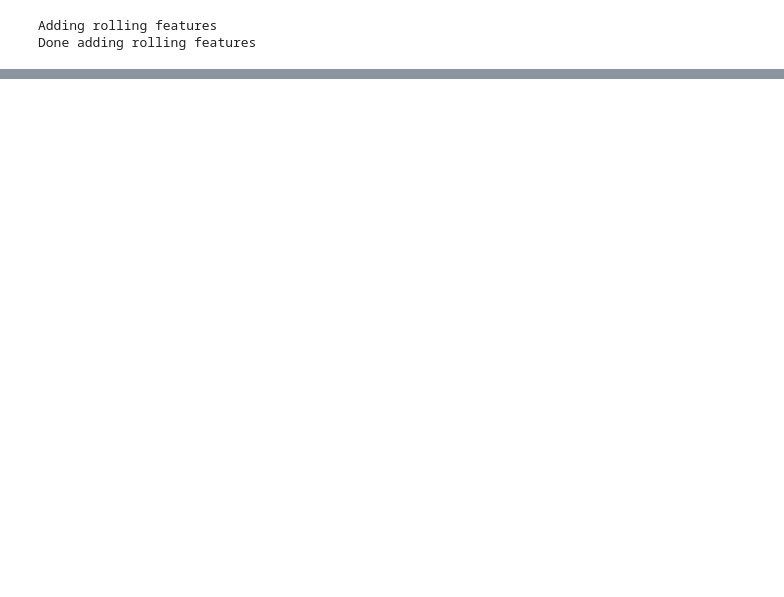
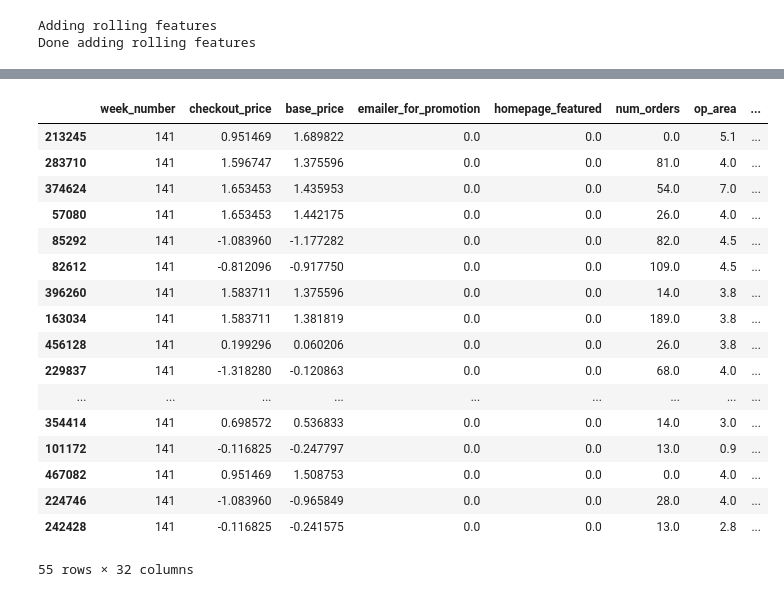
Before and after one commit to faheem-afk/Demand_Forecasting, a Jupyter notebook: FeatureEngineering&Modelling.ipynb, the cells around one changed output, grey strips where cells are left out. Drawn from its saved outputs; the diff is of its cells as text; code cells hidden in the pictures; blank space fills up the shorter version.

Commit message:
developed models for 12 week prediction

```diff
--- a/FeatureEngineering&Modelling.ipynb
+++ b/FeatureEngineering&Modelling.ipynb
@@ -388,5 +576,5 @@ NameError: name 'df' is not defined
 # %%
-def add_rolling_features(df):
+def add_rolling_features__(df):
     df = df.sort_values("week_number", ascending=True).copy()
 
     print("Adding rolling features")
@@ -394,17 +582,19 @@ def add_rolling_features(df):
 
     df['next_week_num_orders'] = df.groupby(g).num_orders.shift(-1)
 
-    df['num_orders_last_year'] = df.groupby(g).num_orders.shift(52)
+    df['num_orders_last_year'] = df.groupby(g).next_week_num_orders.shift(52)
 
     df['num_orders_last_week'] = df.groupby(g).num_orders.shift(1)
 
-    df['num_orders_rolling_4_week'] = df.groupby(g).num_orders.rolling(4).mean().reset_index(drop=True)
+    df['num_orders_rolling_4_week'] = df.groupby(g).num_orders.rolling(4).mean() \
+                                     .reset_index().sort_values('level_2').drop(columns=g).set_index('level_2').num_orders
 
-    df['num_orders_rolling_16_week'] = df.groupby(g).num_orders.rolling(16).mean().reset_index(drop=True)
+    df['num_orders_rolling_16_week'] = df.groupby(g).num_orders.rolling(16).mean() \
+                                     .reset_index().sort_values('level_2').drop(columns=g).set_index('level_2').num_orders
 
     df['num_orders_last_year_rolling_4_weeks'] = df.groupby(g).num_orders_rolling_4_week.shift(52)
 
-    df['num_orders_last_year_rolling_4_weeks'] = df.groupby(g).num_orders_rolling_16_week.shift(52)
+    df['num_orders_last_year_rolling_16_weeks'] = df.groupby(g).num_orders_rolling_16_week.shift(52)
 
     df_nulls = df[df.isnull().any(axis=1)].copy()
 
@@ -414,7 +604,7 @@ def add_rolling_features(df):
 
     return df, df_nulls
 # %%
-df, df_nulls = add_rolling_features(df)
+_, df_nulls = add_rolling_features__(df)
 # %% [output]
 Adding rolling features
 Done adding rolling features
@@ -476,0 +627,21 @@ with pd.option_context("display.max_rows", 10000000):
+# %%
+df_nulls[df_nulls.week_number == 141]
+# %% [output]
+|  | week_number | checkout_price | base_price | emailer_for_promotion | homepage_featured | num_orders | op_area | ... |
+| 213245 | 141 | 0.951469 | 1.689822 | 0.0 | 0.0 | 0.0 | 5.1 | ... |
+| 283710 | 141 | 1.596747 | 1.375596 | 0.0 | 0.0 | 81.0 | 4.0 | ... |
+| 374624 | 141 | 1.653453 | 1.435953 | 0.0 | 0.0 | 54.0 | 7.0 | ... |
+| 57080 | 141 | 1.653453 | 1.442175 | 0.0 | 0.0 | 26.0 | 4.0 | ... |
+| 85292 | 141 | -1.083960 | -1.177282 | 0.0 | 0.0 | 82.0 | 4.5 | ... |
+| 82612 | 141 | -0.812096 | -0.917750 | 0.0 | 0.0 | 109.0 | 4.5 | ... |
+| 396260 | 141 | 1.583711 | 1.375596 | 0.0 | 0.0 | 14.0 | 3.8 | ... |
+| 163034 | 141 | 1.583711 | 1.381819 | 0.0 | 0.0 | 189.0 | 3.8 | ... |
+| 456128 | 141 | 0.199296 | 0.060206 | 0.0 | 0.0 | 26.0 | 3.8 | ... |
+| 229837 | 141 | -1.318280 | -0.120863 | 0.0 | 0.0 | 68.0 | 4.0 | ... |
+| ... | ... | ... | ... | ... | ... | ... | ... | ... |
+| 354414 | 141 | 0.698572 | 0.536833 | 0.0 | 0.0 | 14.0 | 3.0 | ... |
+| 101172 | 141 | -0.116825 | -0.247797 | 0.0 | 0.0 | 13.0 | 0.9 | ... |
+| 467082 | 141 | 0.951469 | 1.508753 | 0.0 | 0.0 | 0.0 | 4.0 | ... |
+| 224746 | 141 | -1.083960 | -0.965849 | 0.0 | 0.0 | 28.0 | 4.0 | ... |
+| 242428 | 141 | -0.116825 | -0.241575 | 0.0 | 0.0 | 13.0 | 2.8 | ... |
+55 rows × 32 columns
```
Also changed, not shown: parts of 91 cells of this notebook, 2 other files.
